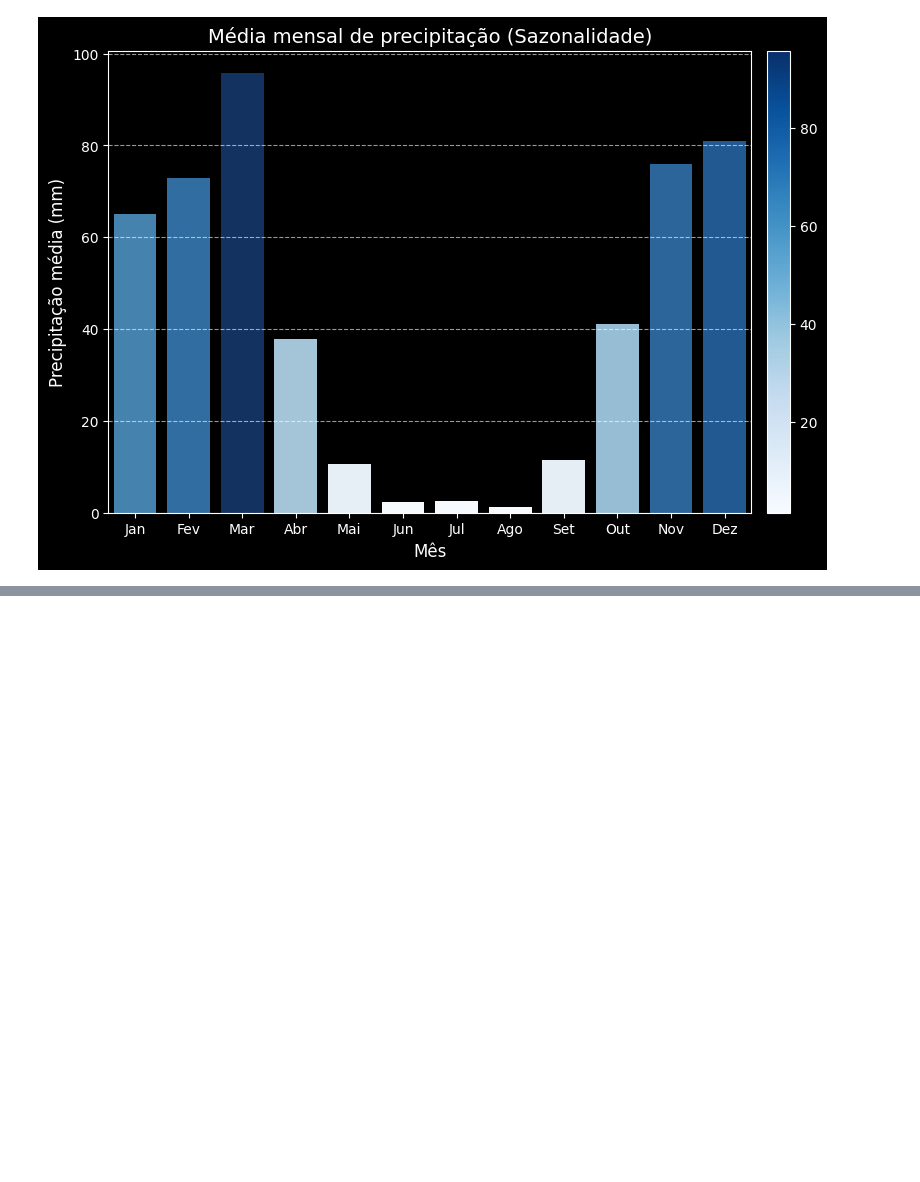
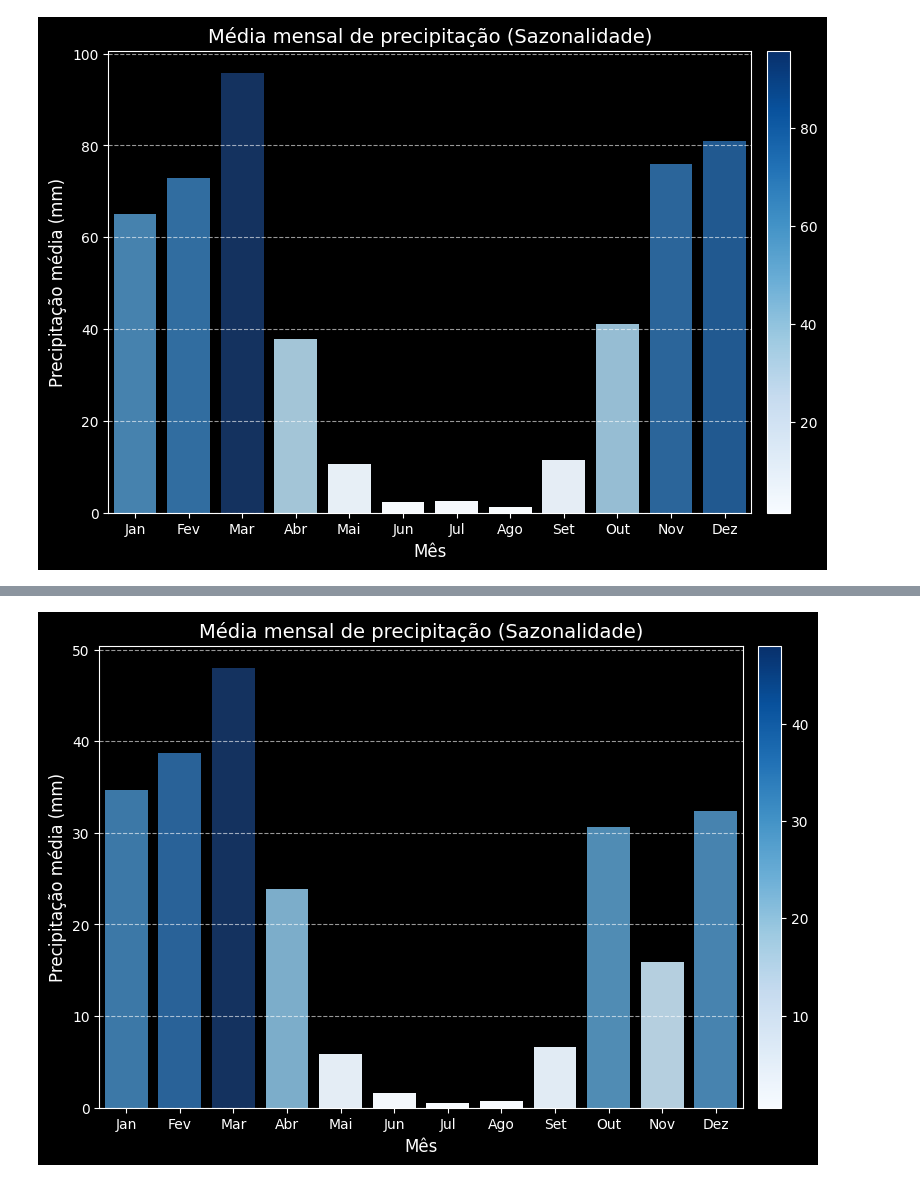
Before and after one commit to MatheusOliveira1999/LACRIO, a Jupyter notebook: Analises/Cordillera Blanca/Scripts/LLANWX/precipitacao.ipynb, the cells around one changed output, grey strips where cells are left out. Drawn from its saved outputs; the diff is of its cells as text; code cells hidden in the pictures; blank space fills up the shorter version.

```diff
--- a/Analises/Cordillera Blanca/Scripts/LLANWX/precipitacao.ipynb
+++ b/Analises/Cordillera Blanca/Scripts/LLANWX/precipitacao.ipynb
@@ -225,3 +225,87 @@ Passing `palette` without assigning `hue` is deprecated and will be removed in v
 
   sns.barplot(
 [figure]
+# %%
+import pandas as pd
+import matplotlib.pyplot as plt
+import matplotlib.colors as mcolors
+import seaborn as sns
+
+# Carregar os dados
+f = "/home/matheus/Documentos/LACRIO/Analises/Cordillera Blanca/Weather Station Data/Llanganuco_LLANWX_12Jul04_10May19.csv"
+dados = pd.read_csv(f, encoding="latin1")
+
+# Converter a coluna de data para o formato datetime
+dados['Datetime'] = pd.to_datetime(dados['Datetime'], format='%m/%d/%Y %H:%M')
+
+# Definir a coluna 'Datetime' como índice
+dados.set_index('Datetime', inplace=True)
+
+# Remover duplicatas no índice
+dados = dados[~dados.index.duplicated(keep='first')]
+
+# Determinar os anos mínimo e máximo do conjunto de dados
+min_year = dados.index.year.min()
+max_year = dados.index.year.max()
+
+# Definir o intervalo de datas abrangendo anos completos
+start_date = f"{int(min_year)}-01-01 00:00"
+end_date = f"{int(max_year)}-12-31 23:59"
+
+# Criar um intervalo completo com frequência de 1 hora
+full_date_range = pd.date_range(start=start_date, end=end_date, freq='1H')
+
+# Reindexar o DataFrame para o intervalo completo de datas e horários
+dados_full = dados.reindex(full_date_range)
+
+# Renomear o índice para 'Datetime'
+dados_full.index.name = 'Datetime'
+
+# Adicionar uma coluna de ano para análise
+dados_full['Ano'] = dados_full.index.year
+
+# Calcular o percentual de valores ausentes por ano
+percent_nan_por_ano = dados_full['Precipitation (mm)'].isna().groupby(dados_full['Ano']).mean() * 100
+
+# Selecionar apenas os anos com menos de 10% de NaN
+anos_validos = percent_nan_por_ano[percent_nan_por_ano < 20].index
+
+# Filtrar o DataFrame para conter apenas os anos válidos
+dados_filtrados = dados_full[dados_full['Ano'].isin(anos_validos)]
+
+# Calcular a soma mensal da variável de precipitação
+soma_mensal = dados_filtrados['Precipitation (mm)'].resample('M').sum()
+
+# Criar um DataFrame com mês e soma mensal
+df = pd.DataFrame({'Data': soma_mensal.index, 'soma': soma_mensal.values})
+df['Mês'] = df['Data'].dt.month
+
+# Calcular a média mensal
+media_mensal = df.groupby('Mês')['soma'].mean()
+
+# Criar uma escala de cores baseada nos valores de precipitação
+norm = mcolors.Normalize(vmin=media_mensal.min(), vmax=media_mensal.max())
+sm = plt.cm.ScalarMappable(cmap='Blues', norm=norm)
+
+plt.style.use('dark_background')
+
+# Adicionar as cores ao gráfico de barras
+plt.figure(figsize=(10, 6))
+sns.barplot(
+    x=media_mensal.index,
+    y=media_mensal.values,
+    palette=sns.color_palette('Blues', as_cmap=True)(norm(media_mensal.values))
+)
+
+# Configurações do gráfico
+plt.title('Média mensal de precipitação (Sazonalidade)', fontsize=14)
+plt.xlabel('Mês', fontsize=12)
+plt.ylabel('Precipitação média (mm)', fontsize=12)
+plt.xticks(ticks=range(12), labels=['Jan', 'Fev', 'Mar', 'Abr', 'Mai', 'Jun', 'Jul', 'Ago', 'Set', 'Out', 'Nov', 'Dez'])
+
+# Adicionar uma barra de cores
+cbar = plt.colorbar(sm, ax=plt.gca(), orientation='vertical', pad=0.02)
+
+plt.grid(axis='y', linestyle='--', alpha=0.6)
+plt.show()
+# %% [output]
@@ -227,0 +315 @@ Passing `palette` without assigning `hue` is deprecated and will be removed in v
+[figure, added]
```
Also changed, not shown: parts of 2 cells of this notebook, 4 other files.
